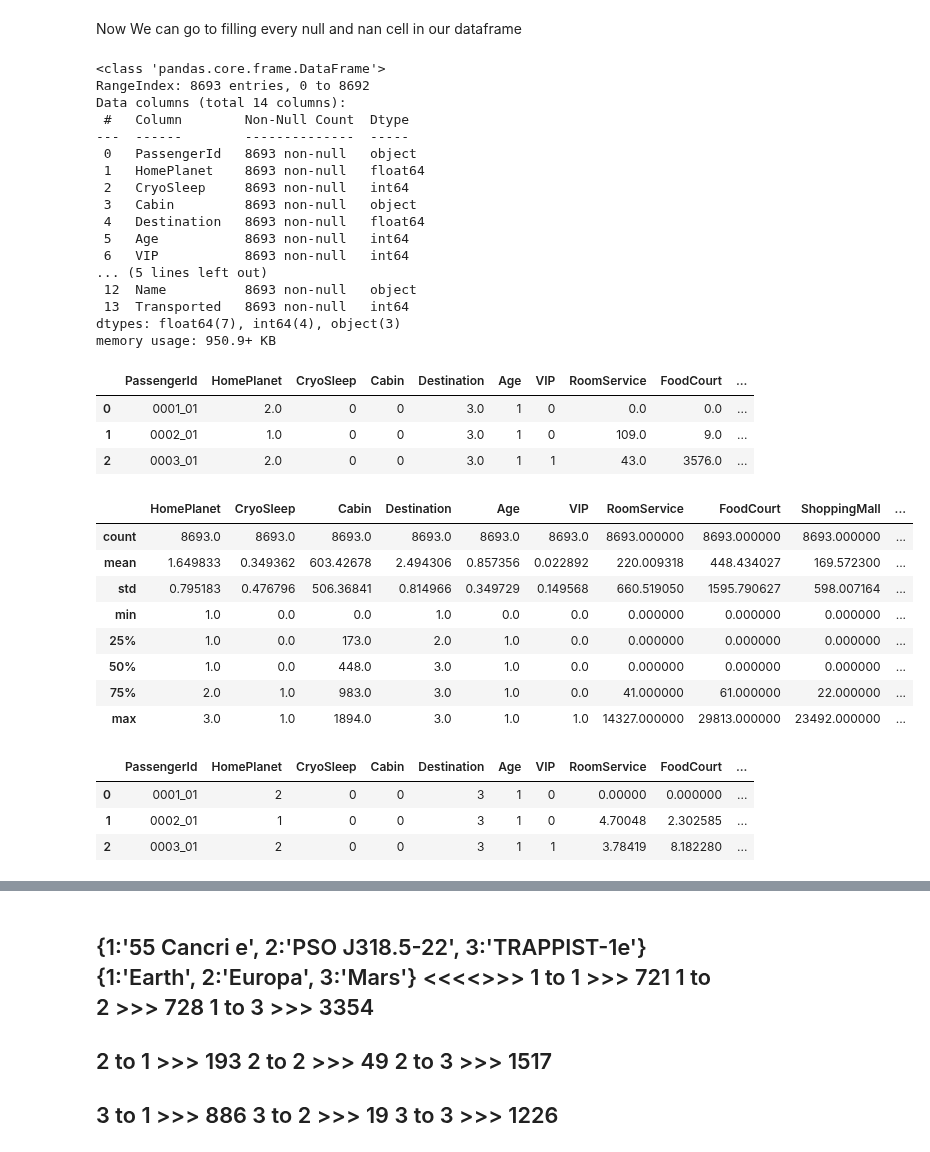
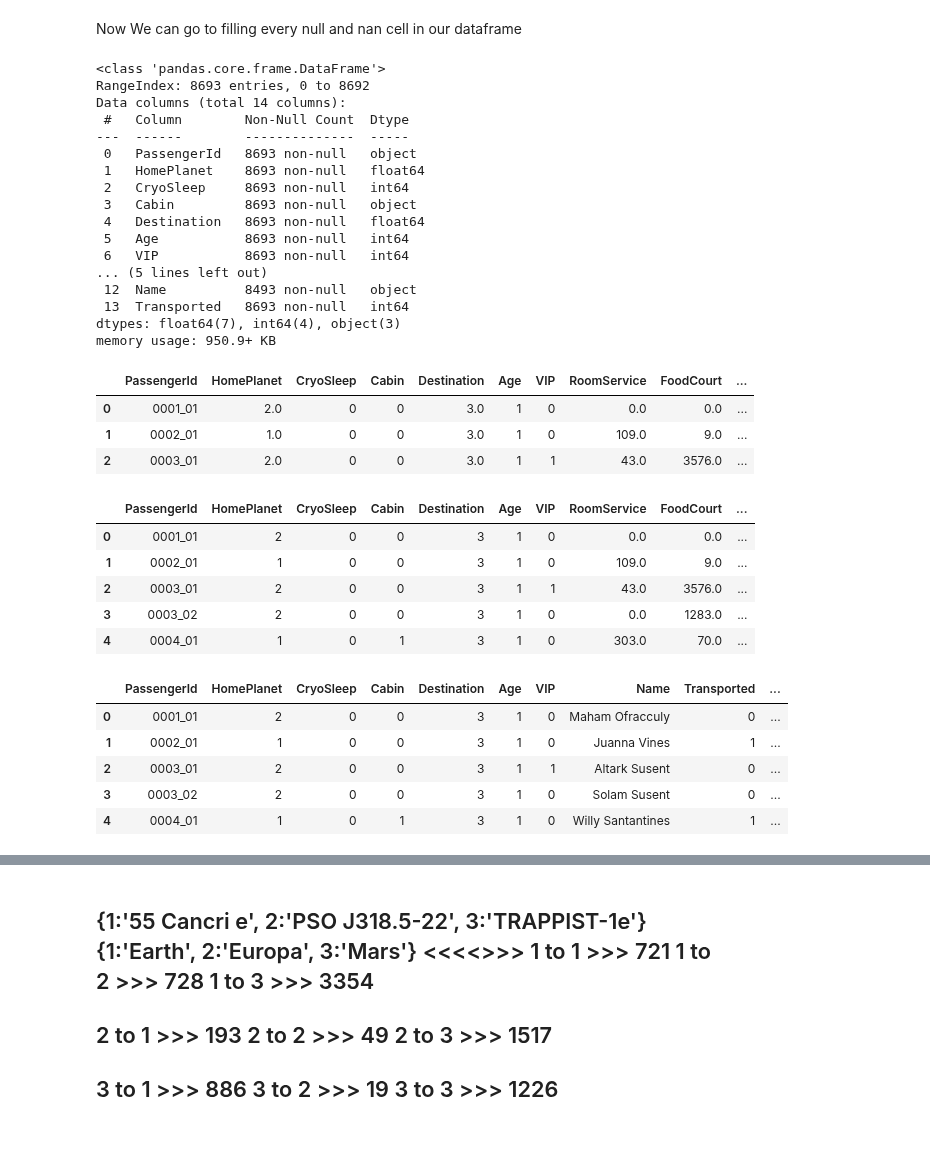
Before and after one commit to Sadeqsoli/SpaceTitanicSurvivors, a Jupyter notebook: spacetitanicsurvivors.ipynb, the cells around one changed output, grey strips where cells are left out. Drawn from its saved outputs; the diff is of its cells as text; code cells hidden in the pictures.

```diff
--- a/spacetitanicsurvivors.ipynb
+++ b/spacetitanicsurvivors.ipynb
@@ -100,7 +113,6 @@ df["Destination"].fillna(df["Destination"].mode()[0],inplace=True)
 df["CryoSleep"].fillna(df["CryoSleep"].mode()[0],inplace=True)
 df["Cabin"].fillna(df["Cabin"].mode()[0],inplace=True)
 df["VIP"].fillna(df["VIP"].mode()[0],inplace=True)
-df["Name"].fillna(df["Name"].mode()[0],inplace=True)
 df["Age"].fillna(int(df["Age"].mean()),inplace=True)
 df["RoomService"].fillna(df["RoomService"].median(),inplace=True)
 df["FoodCourt"].fillna(df["FoodCourt"].median(),inplace=True)
@@ -127,7 +139,7 @@ Data columns (total 14 columns):
  5   Age           8693 non-null   int64
  6   VIP           8693 non-null   int64
 ... (5 lines left out)
- 12  Name          8693 non-null   object
+ 12  Name          8493 non-null   object
  13  Transported   8693 non-null   int64
 dtypes: float64(7), int64(4), object(3)
 memory usage: 950.9+ KB
@@ -145,7 +157,6 @@ df['Place'] = df['Place'].map(letter_to_int)
 
 #Number of cabins
 df['Cabin'] = df['Cabin'].str.split('/').str[1]
-df['Cabin'] = df['Cabin'].astype('Int64')
 df.head(3)
 # %% [output]
 |  | PassengerId | HomePlanet | CryoSleep | Cabin | Destination | Age | VIP | RoomService | FoodCourt | ... |
@@ -153,15 +164,12 @@ df.head(3)
 | 1 | 0002_01 | 1.0 | 0 | 0 | 3.0 | 1 | 0 | 109.0 | 9.0 | ... |
 | 2 | 0003_01 | 2.0 | 0 | 0 | 3.0 | 1 | 1 | 43.0 | 3576.0 | ... |
 # %%
-df[['HomePlanet', 'CryoSleep', 'Destination', 'Age', 'VIP', 'Port', 'Place']] = df[['HomePlanet', 'CryoSleep', 'Destination', 'Age', 'VIP', 'Port', 'Place']].astype('Int64')
-df.describe()
+df[['HomePlanet', 'CryoSleep', 'Cabin', 'Destination', 'Age', 'VIP', 'Port', 'Place']] = df[['HomePlanet', 'CryoSleep','Cabin', 'Destination', 'Age', 'VIP', 'Port', 'Place']].astype('Int64')
+df.head()
 # %% [output]
-|  | HomePlanet | CryoSleep | Cabin | Destination | Age | VIP | RoomService | FoodCourt | ShoppingMall | ... |
-| count | 8693.0 | 8693.0 | 8693.0 | 8693.0 | 8693.0 | 8693.0 | 8693.000000 | 8693.000000 | 8693.000000 | ... |
-| mean | 1.649833 | 0.349362 | 603.42678 | 2.494306 | 0.857356 | 0.022892 | 220.009318 | 448.434027 | 169.572300 | ... |
-| std | 0.795183 | 0.476796 | 506.36841 | 0.814966 | 0.349729 | 0.149568 | 660.519050 | 1595.790627 | 598.007164 | ... |
-| min | 1.0 | 0.0 | 0.0 | 1.0 | 0.0 | 0.0 | 0.000000 | 0.000000 | 0.000000 | ... |
-| 25% | 1.0 | 0.0 | 173.0 | 2.0 | 1.0 | 0.0 | 0.000000 | 0.000000 | 0.000000 | ... |
-| 50% | 1.0 | 0.0 | 448.0 | 3.0 | 1.0 | 0.0 | 0.000000 | 0.000000 | 0.000000 | ... |
-| 75% | 2.0 | 1.0 | 983.0 | 3.0 | 1.0 | 0.0 | 41.000000 | 61.000000 | 22.000000 | ... |
-| max | 3.0 | 1.0 | 1894.0 | 3.0 | 1.0 | 1.0 | 14327.000000 | 29813.000000 | 23492.000000 | ... |
+|  | PassengerId | HomePlanet | CryoSleep | Cabin | Destination | Age | VIP | RoomService | FoodCourt | ... |
+| 0 | 0001_01 | 2 | 0 | 0 | 3 | 1 | 0 | 0.0 | 0.0 | ... |
+| 1 | 0002_01 | 1 | 0 | 0 | 3 | 1 | 0 | 109.0 | 9.0 | ... |
+| 2 | 0003_01 | 2 | 0 | 0 | 3 | 1 | 1 | 43.0 | 3576.0 | ... |
+| 3 | 0003_02 | 2 | 0 | 0 | 3 | 1 | 0 | 0.0 | 1283.0 | ... |
+| 4 | 0004_01 | 1 | 0 | 1 | 3 | 1 | 0 | 303.0 | 70.0 | ... |
@@ -171,3 +176,14 @@ df.describe()
+# %%
+df['stSpenders'] = df[['RoomService', 'FoodCourt', 'ShoppingMall', 'Spa', 'VRDeck']].std(axis=1)
+df = df.drop(columns=['RoomService', 'FoodCourt', 'ShoppingMall', 'Spa', 'VRDeck'])
+df.head()
+# %% [output]
+|  | PassengerId | HomePlanet | CryoSleep | Cabin | Destination | Age | VIP | Name | Transported | ... |
+| 0 | 0001_01 | 2 | 0 | 0 | 3 | 1 | 0 | Maham Ofracculy | 0 | ... |
+| 1 | 0002_01 | 1 | 0 | 0 | 3 | 1 | 0 | Juanna Vines | 1 | ... |
+| 2 | 0003_01 | 2 | 0 | 0 | 3 | 1 | 1 | Altark Susent | 0 | ... |
+| 3 | 0003_02 | 2 | 0 | 0 | 3 | 1 | 0 | Solam Susent | 0 | ... |
+| 4 | 0004_01 | 1 | 0 | 1 | 3 | 1 | 0 | Willy Santantines | 1 | ... |
 # %%
 # Apply square root transformation
 # df['RoomService'] = df['RoomService']**0.5
@@ -177,18 +193,13 @@ df.describe()
 # df['VRDeck'] = df['VRDeck']**0.5
 # df.head(3)
 # %%
-# # Apply log transformation
-df['RoomService'] = np.log1p(df['RoomService'])
-df['FoodCourt'] = np.log1p(df['FoodCourt'])
-df['ShoppingMall'] = np.log1p(df['ShoppingMall'])
-df['Spa'] = np.log1p(df['Spa'])
-df['VRDeck'] = np.log1p(df['VRDeck'])
-df.head(3)
+# # # Apply log transformation
+# df['RoomService'] = np.log1p(df['RoomService'])
+# df['FoodCourt'] = np.log1p(df['FoodCourt'])
+# df['ShoppingMall'] = np.log1p(df['ShoppingMall'])
+# df['Spa'] = np.log1p(df['Spa'])
+# df['VRDeck'] = np.log1p(df['VRDeck'])
+# df.head(3)
-# %% [output]
-|  | PassengerId | HomePlanet | CryoSleep | Cabin | Destination | Age | VIP | RoomService | FoodCourt | ... |
-| 0 | 0001_01 | 2 | 0 | 0 | 3 | 1 | 0 | 0.00000 | 0.000000 | ... |
-| 1 | 0002_01 | 1 | 0 | 0 | 3 | 1 | 0 | 4.70048 | 2.302585 | ... |
-| 2 | 0003_01 | 2 | 0 | 0 | 3 | 1 | 1 | 3.78419 | 8.182280 | ... |
 # %%
 import seaborn as sb
 df_num = df.select_dtypes(include=['float64', 'int64'])
```
Also changed, not shown: parts of 13 cells of this notebook.
